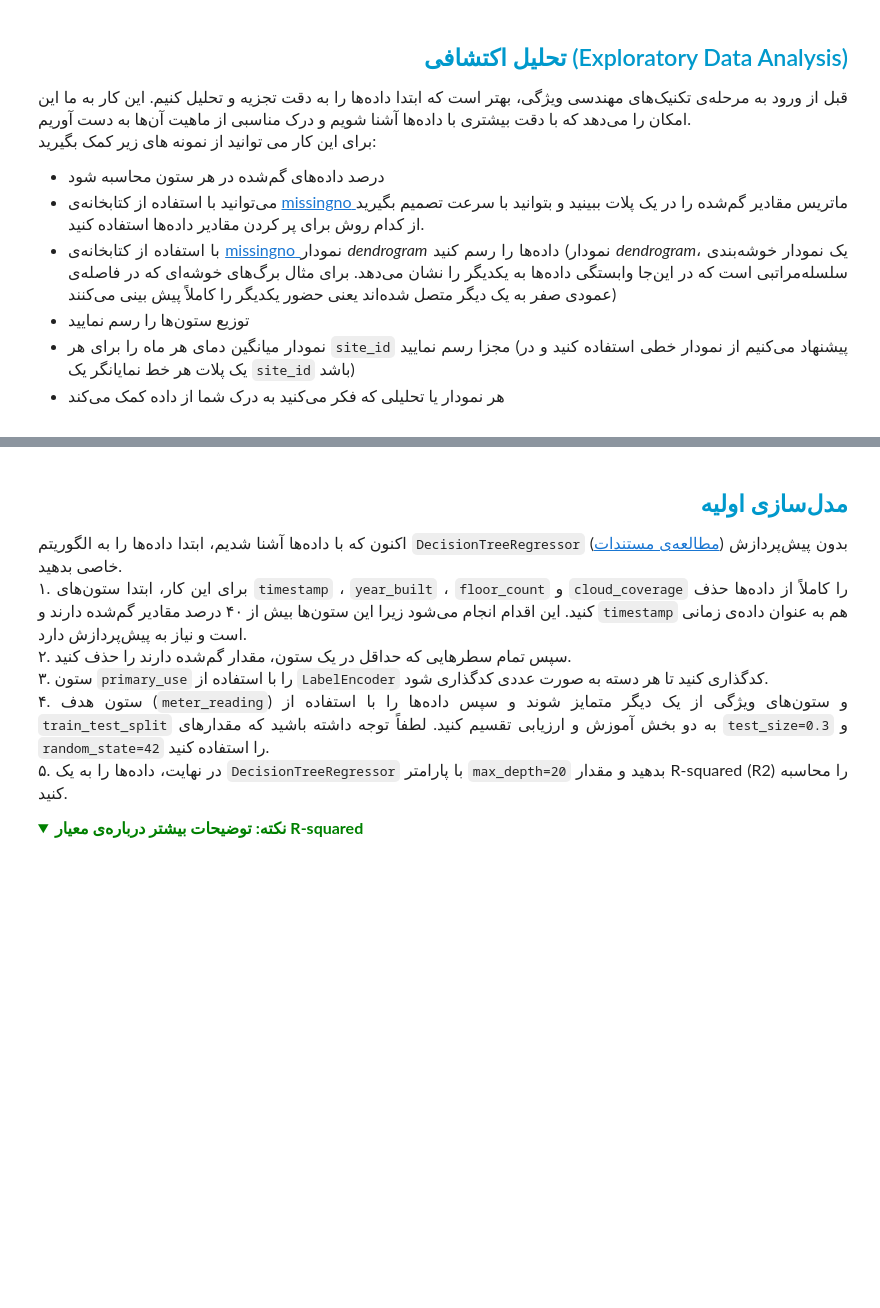
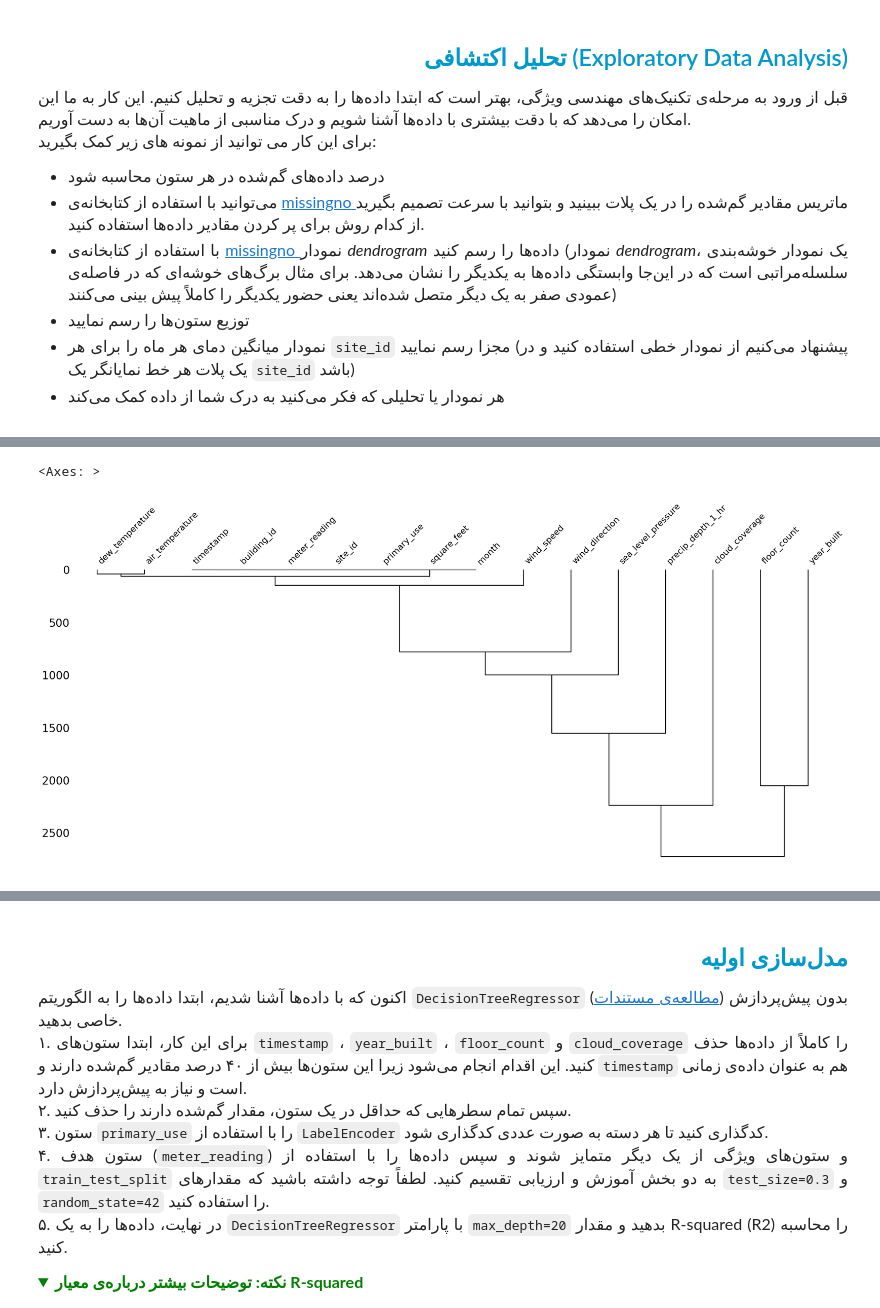
Before and after one commit to SajjadMohammadi2020/regression_Proj, a Jupyter notebook: Q2/feature_engineering.ipynb, the cells around one changed output, grey strips where cells are left out. Saved outputs shown, nothing was run; the diff lists cells and outputs as text; code cells hidden in the pictures; folded sections open; blank space fills up the shorter version.

```diff
--- a/Q2/feature_engineering.ipynb
+++ b/Q2/feature_engineering.ipynb
@@ -270,0 +446,5 @@ def reduce_memory_usage(df, verbose=True):
+# %%
+missingno.dendrogram(df)
+# %% [output]
+<Axes: >
+[figure, added]
```
Also changed, not shown: parts of 32 cells of this notebook.
